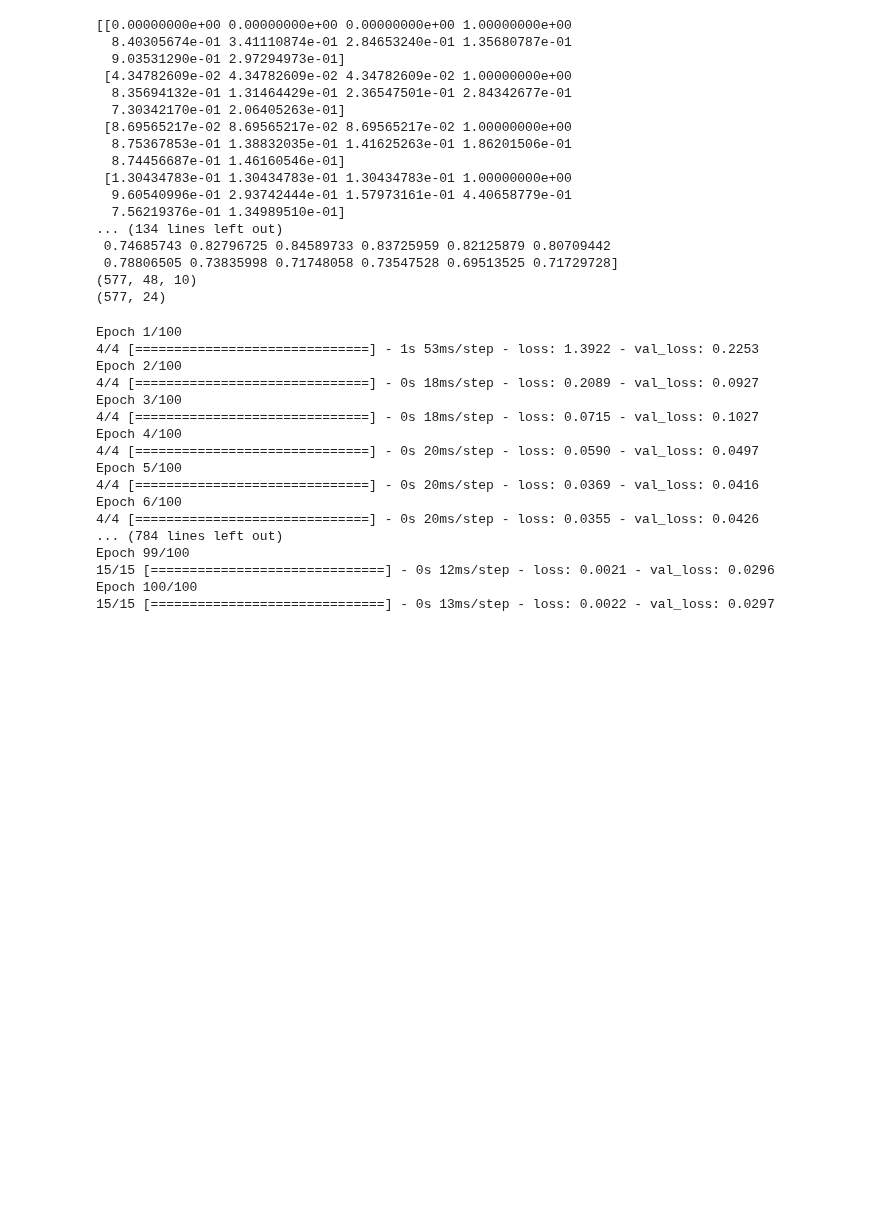
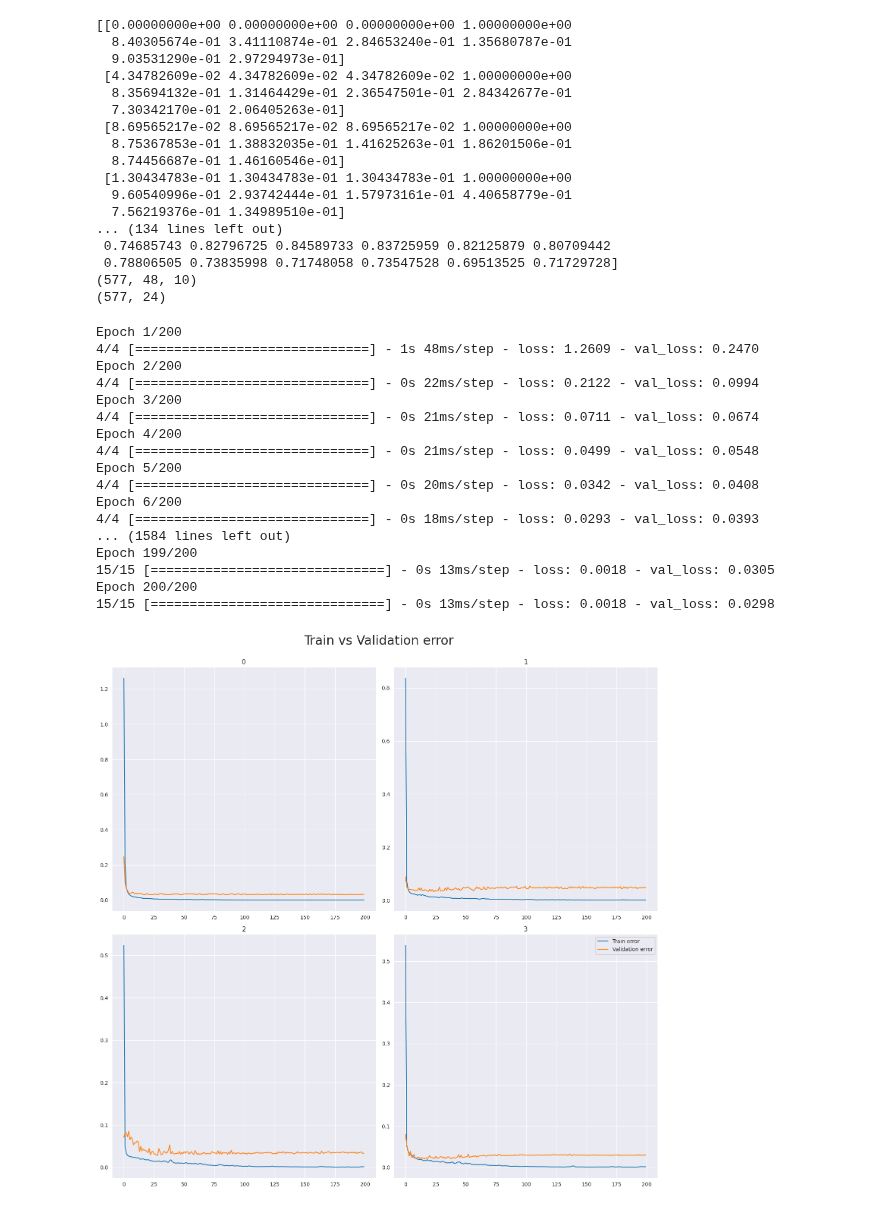
Before and after one commit to MatejPriesol/Forecasting-Carbon-Intensity-and-Solar-Generation, a Jupyter notebook: models/RNN_with_cross_validation.ipynb, the cells around one changed output. Drawn from its saved outputs; the diff is of its cells as text; code cells hidden in the pictures; blank space fills up the shorter version.

Commit message:
Added plot for train and validation error

```diff
--- a/models/RNN_with_cross_validation.ipynb
+++ b/models/RNN_with_cross_validation.ipynb
@@ -91,6 +91,9 @@ from sklearn.model_selection import TimeSeriesSplit
 tscv = TimeSeriesSplit(n_splits = 4) # For cross-validation
 
 callback = keras.callbacks.EarlyStopping(monitor='loss', patience = 5) #patience parameter to be adjusted
+
+loss = []
+val_loss = []
 
 for train_data, test_data in tscv.split(input_sequences):
     X_train, X_test = input_sequences[train_data], input_sequences[test_data]
@@ -118,27 +121,30 @@ for train_data, test_data in tscv.split(input_sequences):
     ) #types of optimizer, loss function to be adjusted
 
     history = model.fit(X_train, y_train,
-              epochs=100,
+              epochs=200,
               validation_data=(X_test, y_test),
               # validation_split = 0.8,
               verbose=1,
               #callbacks=callback
     )
+
+    loss.append(model.history.history['loss'])
+    val_loss.append(model.history.history['val_loss'])
 # %% [output]
-Epoch 1/100
-4/4 [==============================] - 1s 53ms/step - loss: 1.3922 - val_loss: 0.2253
-Epoch 2/100
-4/4 [==============================] - 0s 18ms/step - loss: 0.2089 - val_loss: 0.0927
-Epoch 3/100
-4/4 [==============================] - 0s 18ms/step - loss: 0.0715 - val_loss: 0.1027
-Epoch 4/100
-4/4 [==============================] - 0s 20ms/step - loss: 0.0590 - val_loss: 0.0497
-Epoch 5/100
-4/4 [==============================] - 0s 20ms/step - loss: 0.0369 - val_loss: 0.0416
-Epoch 6/100
-4/4 [==============================] - 0s 20ms/step - loss: 0.0355 - val_loss: 0.0426
-... (784 lines left out)
-Epoch 99/100
-15/15 [==============================] - 0s 12ms/step - loss: 0.0021 - val_loss: 0.0296
-Epoch 100/100
-15/15 [==============================] - 0s 13ms/step - loss: 0.0022 - val_loss: 0.0297
+Epoch 1/200
+4/4 [==============================] - 1s 48ms/step - loss: 1.2609 - val_loss: 0.2470
+Epoch 2/200
+4/4 [==============================] - 0s 22ms/step - loss: 0.2122 - val_loss: 0.0994
+Epoch 3/200
+4/4 [==============================] - 0s 21ms/step - loss: 0.0711 - val_loss: 0.0674
+Epoch 4/200
+4/4 [==============================] - 0s 21ms/step - loss: 0.0499 - val_loss: 0.0548
+Epoch 5/200
+4/4 [==============================] - 0s 20ms/step - loss: 0.0342 - val_loss: 0.0408
+Epoch 6/200
+4/4 [==============================] - 0s 18ms/step - loss: 0.0293 - val_loss: 0.0393
+... (1584 lines left out)
+Epoch 199/200
+15/15 [==============================] - 0s 13ms/step - loss: 0.0018 - val_loss: 0.0305
+Epoch 200/200
+15/15 [==============================] - 0s 13ms/step - loss: 0.0018 - val_loss: 0.0298
@@ -147,0 +151,16 @@ Epoch 100/100
+# %%
+fig, axs = plt.subplots(2, 2, figsize=(15, 15))
+axs = axs.flatten()
+
+for i, column in enumerate(loss):
+    ax = axs[i]
+    ax.plot(column, label="Train error")
+    ax.plot(val_loss[i], label="Validation error")
+    ax.title.set_text(i)
+
+fig.suptitle("Train vs Validation error", fontsize=24)
+plt.tight_layout(rect=[0, 0, 1, 0.98])
+plt.legend()
+plt.show()
+# %% [output]
+[figure, added]
```
Also changed, not shown: parts of 1 cell of this notebook.
